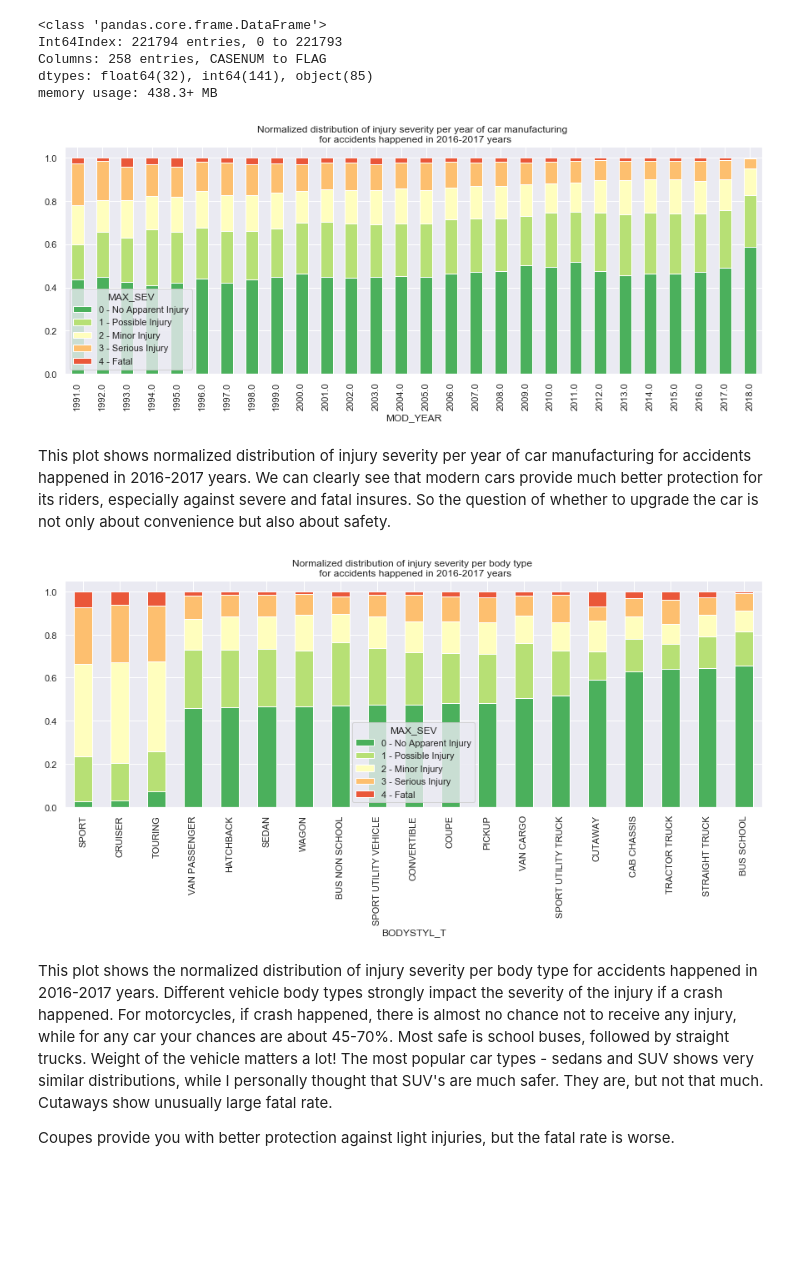
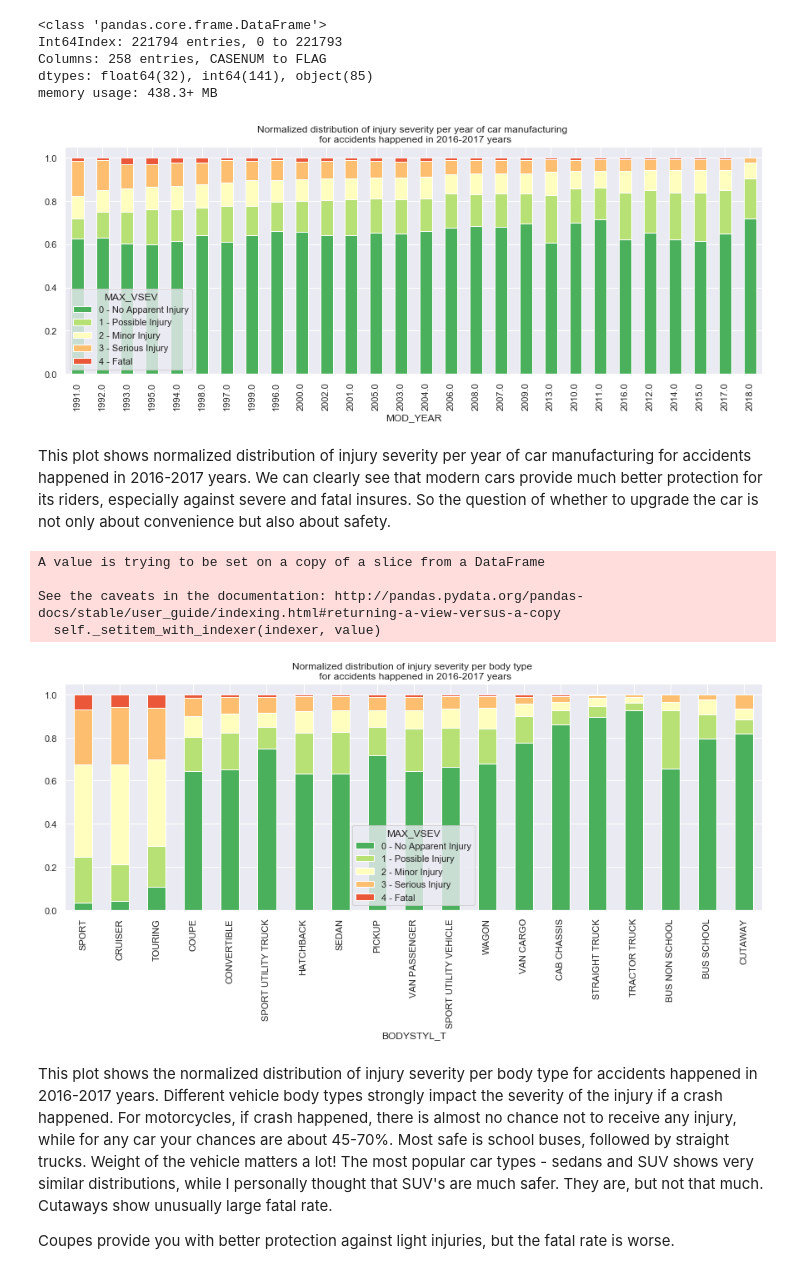
Before and after one commit to JuliaZozulia/vehicle_crashes, a Jupyter notebook: Crashes.ipynb, the cells around one changed output. Cells and saved outputs as stored; diff of their text form; code cells hidden in the pictures; blank space fills up the shorter version.

```diff
--- a/Crashes.ipynb
+++ b/Crashes.ipynb
@@ -42,6 +42,21 @@ Int64Index: 221794 entries, 0 to 221793
 Columns: 258 entries, CASENUM to FLAG
 dtypes: float64(32), int64(141), object(85)
 memory usage: 438.3+ MB
+# %%
+def plot_normalized(data, column_name, aggregate_column = 'MAX_VSEV', sort_by = "Serious or fatal"):
+    props = data.groupby(column_name)[aggregate_column].value_counts(normalize=True).unstack()
+
+    props["Serious or fatal"] = props["3 - Serious Injury"] + props["4 - Fatal"]
+    props.sort_values(by=sort_by, ascending=False, inplace=True)
+    props.drop(columns=["Serious or fatal"], inplace=True)
+
+    g = props.plot(
+        kind="bar",
+        stacked=True,
+        colormap=ListedColormap(sns.color_palette("RdYlGn_r", 5)),
+        figsize=(15, 5),
+    )
+    return g
 # %%
 severety = {
     0: "0 - No Apparent Injury",
@@ -58,31 +73,18 @@ severety = {
 from pandas.api.types import CategoricalDtype
 
 df.MAX_SEV = df.MAX_SEV.replace(severety)
+df.MAX_VSEV = df.MAX_VSEV.replace(severety)
+df.INJ_SEV = df.INJ_SEV.replace(severety)
 # %%
 df.MOD_YEAR.replace([9998, 9999], np.nan, inplace=True)
 # %%
-sns.set()
-
-props = (
-    df[(df.MOD_YEAR > 1990)]
-    .groupby("MOD_YEAR")["MAX_SEV"]
-    .value_counts(normalize=True)
-    .unstack()
-)
-
-props.plot(
-    kind="bar",
-    stacked=True,
-    colormap=ListedColormap(sns.color_palette("RdYlGn_r", 5)),
-    figsize=(15, 5),
-)
-
+plot_normalized(df[(df.MOD_YEAR > 1990)], "MOD_YEAR")
 plt.title(
     "Normalized distribution of injury severity per year of car manufacturing \n for accidents happened in 2016-2017 years"
 )
 plt.show()
 # %% [output]
-[figure, old version]
+[figure, new version]
 # %% [markdown]
 This plot shows normalized distribution of injury severity per year of car manufacturing for accidents happened in 2016-2017 years.
 We can clearly see that modern cars provide much better protection for its riders, especially against severe and fatal insures. So the question of whether to upgrade the car is not only about convenience but also about safety.
@@ -91,26 +93,19 @@ threshold = 300
 vc = df["BODYSTYL_T"].value_counts()
 vals_to_remove = vc[vc <= threshold].index.values
 df["BODYSTYL_T"].loc[df["BODYSTYL_T"].isin(vals_to_remove)] = np.nan
+# %% [output]
+A value is trying to be set on a copy of a slice from a DataFrame
+
+See the caveats in the documentation: http://pandas.pydata.org/pandas-docs/stable/user_guide/indexing.html#returning-a-view-versus-a-copy
+  self._setitem_with_indexer(indexer, value)
 # %%
-props = (
-    df.groupby("BODYSTYL_T")["MAX_SEV"]
-    .value_counts(normalize=True)
-    .unstack()
-    .sort_values(by="0 - No Apparent Injury")
-)
-props.plot(
-    kind="bar",
-    stacked=True,
-    colormap=ListedColormap(sns.color_palette("RdYlGn_r", 5)),
-    figsize=(15, 5),
-)
-
+plot_normalized(df, "BODYSTYL_T")
 plt.title(
     "Normalized distribution of injury severity per body type \n for accidents happened in 2016-2017 years"
 )
 plt.show()
 # %% [output]
-[figure, old version]
+[figure, new version]
 # %% [markdown]
 This plot shows the normalized distribution of injury severity per body type for accidents happened in 2016-2017 years.
 Different vehicle body types strongly impact the severity of the injury if a crash happened.
```
Also changed, not shown: parts of 21 cells of this notebook.
